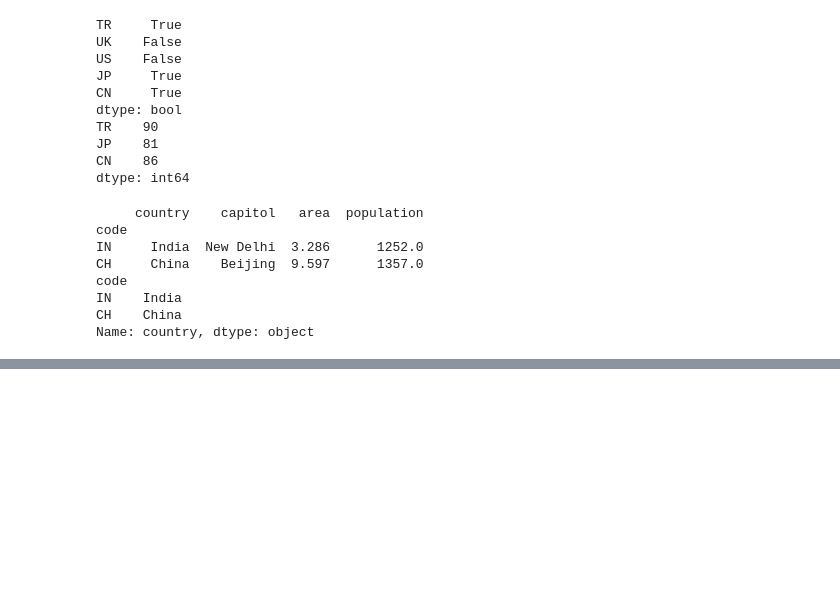
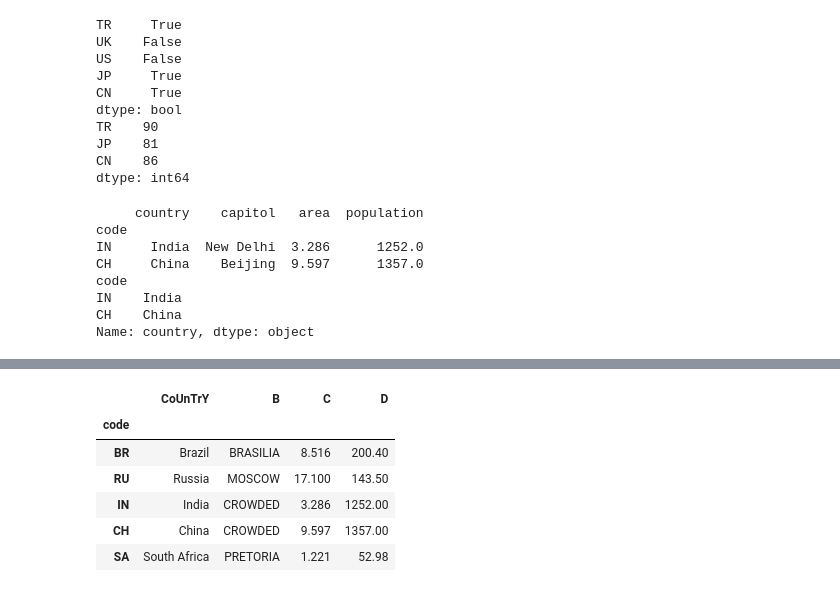
Before and after one commit to karadasmurat/python, a Jupyter notebook: data_science/pandas_demo.ipynb, the cells around one changed output, grey strips where cells are left out. Cells and saved outputs as stored; diff of their text form; code cells hidden in the pictures; blank space fills up the shorter version.

```diff
--- a/data_science/pandas_demo.ipynb
+++ b/data_science/pandas_demo.ipynb
@@ -965,0 +1252,21 @@ Name: country, dtype: object
+# %%
+#UPDATE Column Names
+
+# brics.columns   # Index(['country', 'capitol', 'area', 'population'], dtype='object')
+
+# we can assign custom column names
+brics.columns = ['A', 'B', 'C', 'D']
+
+# convert column names to uppercase:
+#brics.columns = [c.upper() for c in brics.columns]
+
+# Rename columns or index labels:
+brics.rename(columns={'A': 'CoUnTrY'})
+# %% [output]
+|  | CoUnTrY | B | C | D |
+| code |  |  |  |  |
+| BR | Brazil | BRASILIA | 8.516 | 200.40 |
+| RU | Russia | MOSCOW | 17.100 | 143.50 |
+| IN | India | CROWDED | 3.286 | 1252.00 |
+| CH | China | CROWDED | 9.597 | 1357.00 |
+| SA | South Africa | PRETORIA | 1.221 | 52.98 |
```
Also changed, not shown: parts of 36 cells of this notebook, 10 other files.
